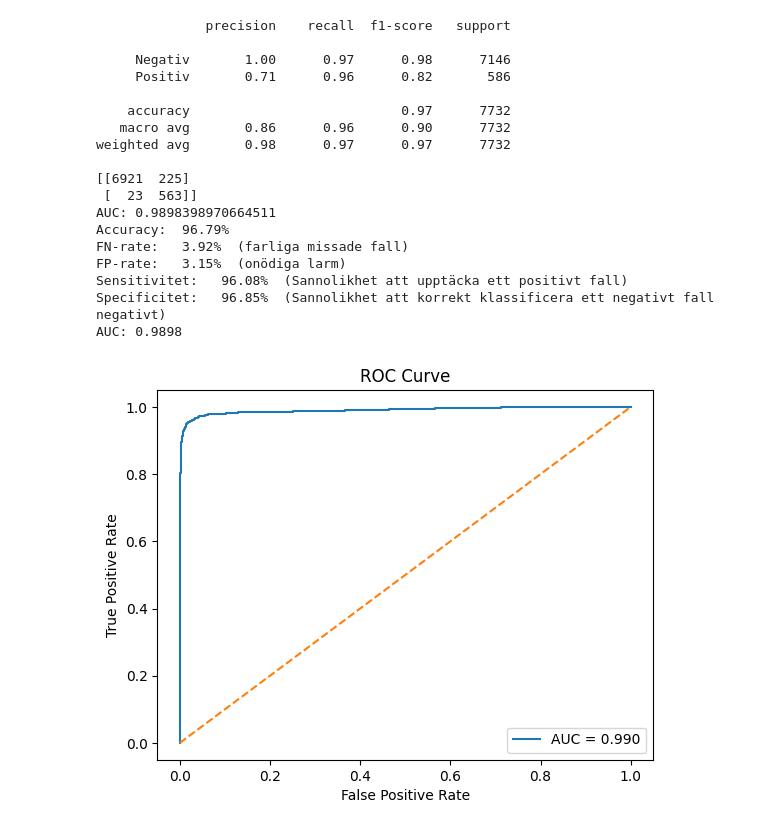
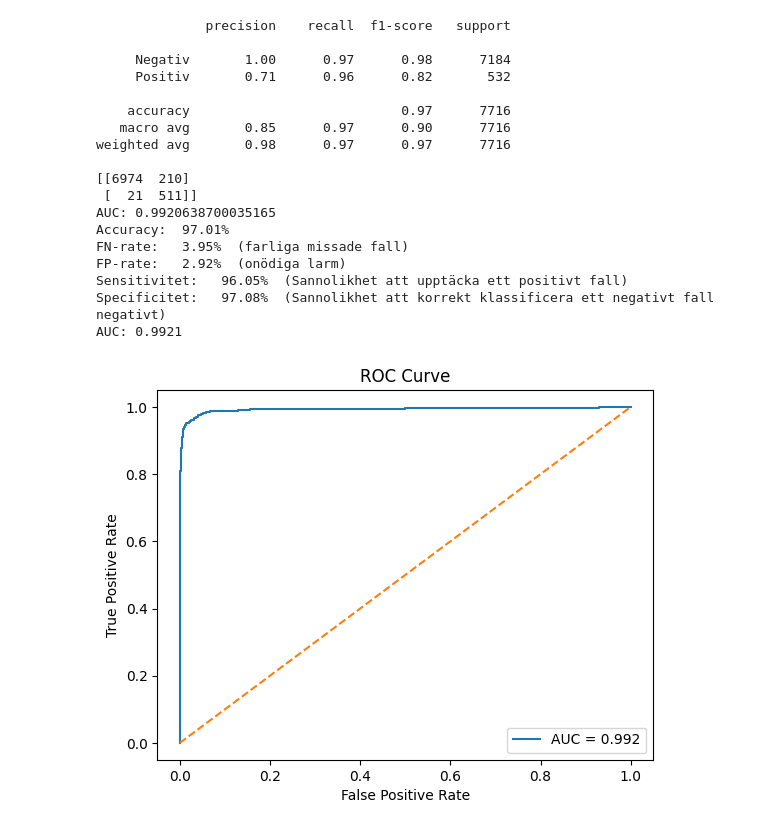
Before and after one commit to andreasjak/MSc26_Assar, a Jupyter notebook: finding_models/dilated_cnn.ipynb, the cells around one changed output. Saved outputs shown, nothing was run; the diff lists cells and outputs as text; code cells hidden in the pictures.

```diff
--- a/finding_models/dilated_cnn.ipynb
+++ b/finding_models/dilated_cnn.ipynb
@@ -7,7 +7,7 @@ from networks.cnn_network import build_dataloaders
 
 con = duckdb.connect('../capillary.db')
 df = con.execute("""
-                 SELECT id, value,fractions, boundaries,albumin,antitrypsin,orosomukoid,haptoglobin,crp,igg,iga,igm, label, set, interpretation
+                 SELECT row_id, value,fractions, boundaries,albumin,antitrypsin,orosomukoid,haptoglobin,crp,igg,iga,igm, label, set, interpretation
                  FROM protein_data
                  WHERE value IS NOT NULL
                  AND observation_nr = 1
@@ -16,10 +16,7 @@ df = con.execute("""
                  """).df()
 con.close()
 
-df = df[
-    (df['fractions'].apply(len) == 6) &
-    (df['boundaries'].apply(len) == 12)
-]
+
 
 train_rows = df[df['set'] == 'train']
 val_rows   = df[df['set'] == 'val']
@@ -37,5 +34,5 @@ print(f"Antal med m-komponent i träningsdatan: {len(train_rows[train_rows['labe
 
 CNN = CNNModel()
 cnn_train_dl, cnn_val_dl, _ = build_dataloaders(train_rows, val_rows, val_rows)
-#CNN.retrain(cnn_train_dl,cnn_val_dl,patience=15)
+CNN.retrain(cnn_train_dl,cnn_val_dl,patience=15)
 # %% [output]
@@ -44,24 +56,24 @@ Antal med m-komponent i träningsdatan: 4730
 # %%
 test_rows = test_rows[test_rows['label'].isin([0,1])]
 result = CNN.predict(test_rows)
-_ = evaluate(result,threshold=0.2,proportion=70)
+_ = evaluate(result)
 # %% [output]
               precision    recall  f1-score   support
 
-     Negativ       1.00      0.97      0.98      7146
-     Positiv       0.71      0.96      0.82       586
+     Negativ       1.00      0.97      0.98      7184
+     Positiv       0.71      0.96      0.82       532
 
-    accuracy                           0.97      7732
-   macro avg       0.86      0.96      0.90      7732
-weighted avg       0.98      0.97      0.97      7732
+    accuracy                           0.97      7716
+   macro avg       0.85      0.97      0.90      7716
+weighted avg       0.98      0.97      0.97      7716
 
-[[6921  225]
- [  23  563]]
-AUC: 0.9898398970664511
-Accuracy:  96.79%
-FN-rate:   3.92%  (farliga missade fall)
-FP-rate:   3.15%  (onödiga larm)
-Sensitivitet:   96.08%  (Sannolikhet att upptäcka ett positivt fall)
-Specificitet:   96.85%  (Sannolikhet att korrekt klassificera ett negativt fall negativt)
-AUC: 0.9898
+[[6974  210]
+ [  21  511]]
+AUC: 0.9920638700035165
+Accuracy:  97.01%
+FN-rate:   3.95%  (farliga missade fall)
+FP-rate:   2.92%  (onödiga larm)
+Sensitivitet:   96.05%  (Sannolikhet att upptäcka ett positivt fall)
+Specificitet:   97.08%  (Sannolikhet att korrekt klassificera ett negativt fall negativt)
+AUC: 0.9921
-[figure, old version]
+[figure, new version]
```
Also changed, not shown: parts of 1 cell of this notebook, 44 other files.
